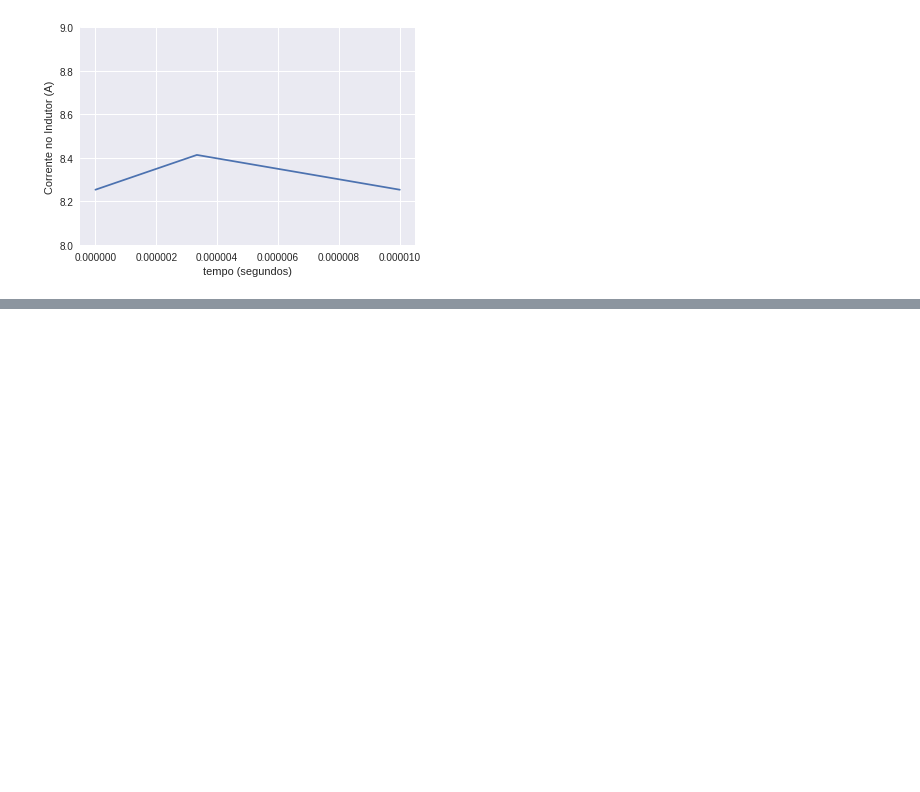
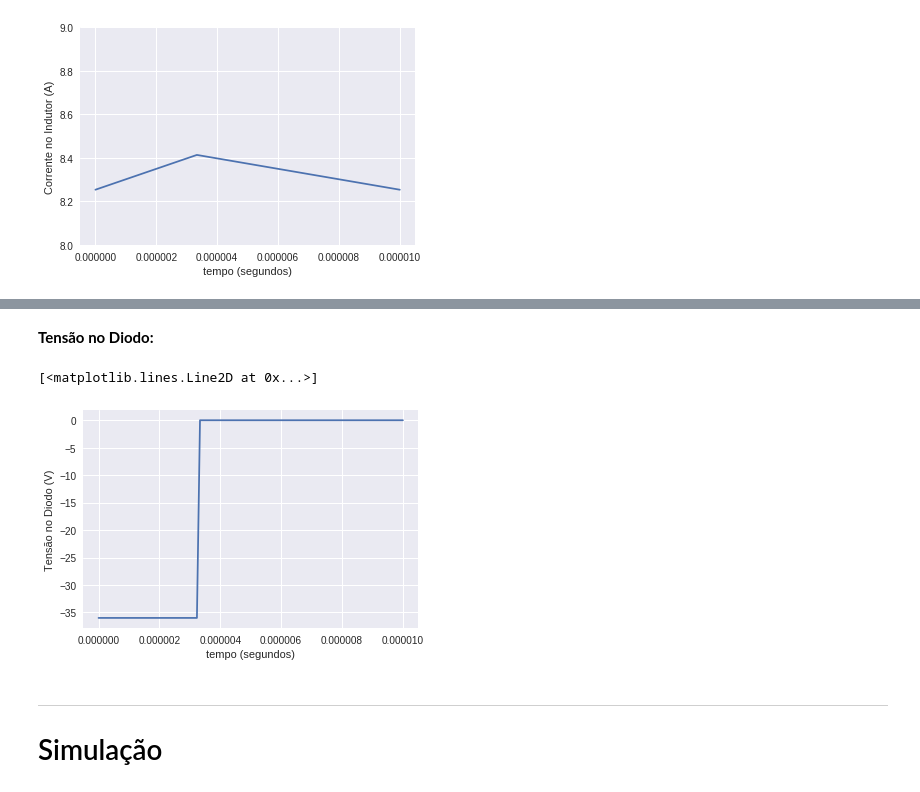
Before and after one commit to lsmanoel/PowerEletronics, a Jupyter notebook: heatsink/heatsink_calculation.ipynb, the cells around one changed output, grey strips where cells are left out. Saved outputs shown, nothing was run; the diff lists cells and outputs as text; code cells hidden in the pictures; blank space fills up the shorter version.

```diff
--- a/heatsink/heatsink_calculation.ipynb
+++ b/heatsink/heatsink_calculation.ipynb
@@ -67,0 +165,24 @@ plt.plot(t, i)
+# %% [markdown]
+**Tensão no Diodo:**
+# %%
+import numpy as np
+import matplotlib.pylab as plt
+%matplotlib inline
+
+plot_size = 100
+
+T = 1/f
+t = np.linspace(0, T, plot_size)
+v = np.zeros(plot_size)
+
+v[:int(plot_size*duty_cycle)] = -v_in
+
+plt.xlabel('tempo (segundos)')
+plt.ylabel('Tensão no Diodo (V)')
+plt.plot(t, v)
+# %% [output]
+[<matplotlib.lines.Line2D at 0x...>]
+[figure, added]
+# %% [markdown]
+---
+# Simulação
```
Also changed, not shown: parts of 19 cells of this notebook.
